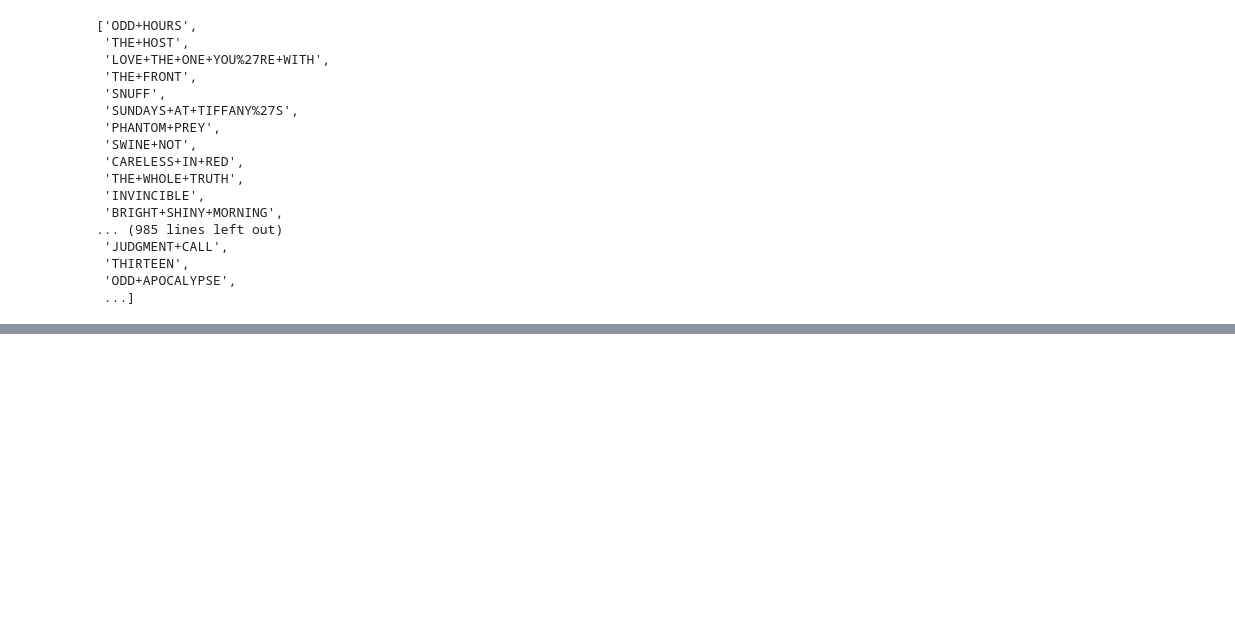
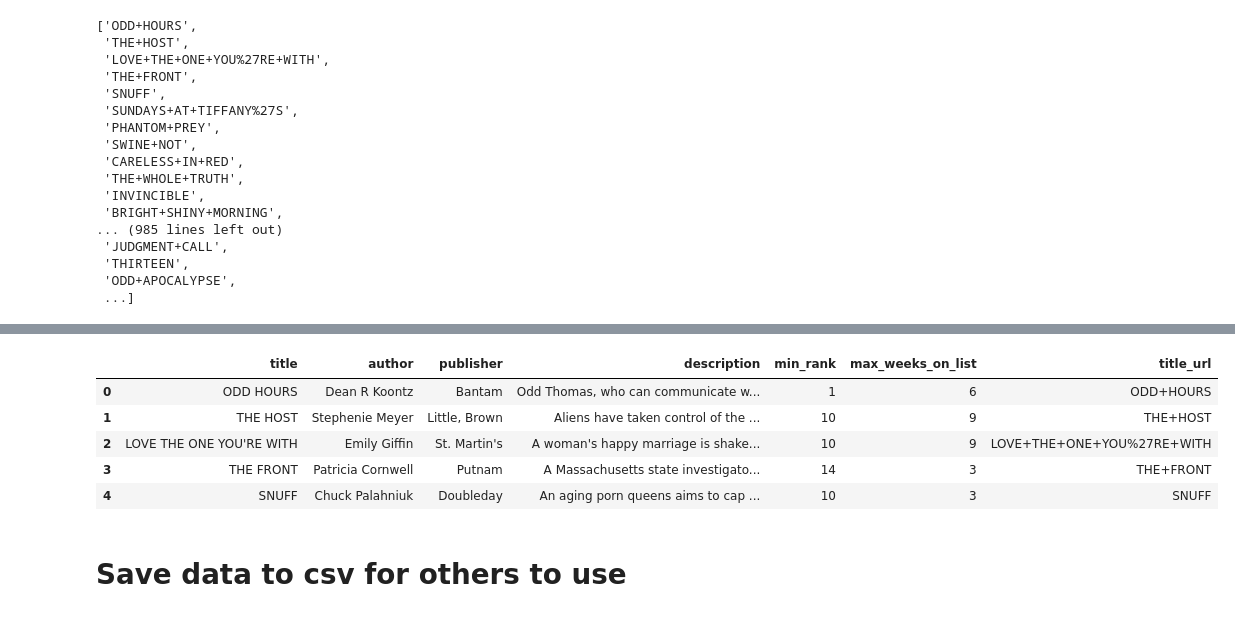
Before and after one commit to loisr/Mod-1-Project, a Jupyter notebook: NYT Best Seller data.ipynb, the cells around one changed output, grey strips where cells are left out. Saved outputs shown, nothing was run; the diff lists cells and outputs as text; code cells hidden in the pictures; blank space fills up the shorter version.

```diff
--- a/NYT Best Seller data.ipynb
+++ b/NYT Best Seller data.ipynb
@@ -173,0 +316,13 @@ titles
+# %%
+books = df[['title','author', 'publisher','description','min_rank', 'max_weeks_on_list','title_url']].drop_duplicates()
+# %%
+books.head()
+# %% [output]
+|  | title | author | publisher | description | min_rank | max_weeks_on_list | title_url |
+| 0 | ODD HOURS | Dean R Koontz | Bantam | Odd Thomas, who can communicate w... | 1 | 6 | ODD+HOURS |
+| 1 | THE HOST | Stephenie Meyer | Little, Brown | Aliens have taken control of the ... | 10 | 9 | THE+HOST |
+| 2 | LOVE THE ONE YOU'RE WITH | Emily Giffin | St. Martin's | A woman's happy marriage is shake... | 10 | 9 | LOVE+THE+ONE+YOU%27RE+WITH |
+| 3 | THE FRONT | Patricia Cornwell | Putnam | A Massachusetts state investigato... | 14 | 3 | THE+FRONT |
+| 4 | SNUFF | Chuck Palahniuk | Doubleday | An aging porn queens aims to cap ... | 10 | 3 | SNUFF |
+# %% [markdown]
+# Save data to csv for others to use
```
Also changed, not shown: parts of 37 cells of this notebook, 2 other files.
